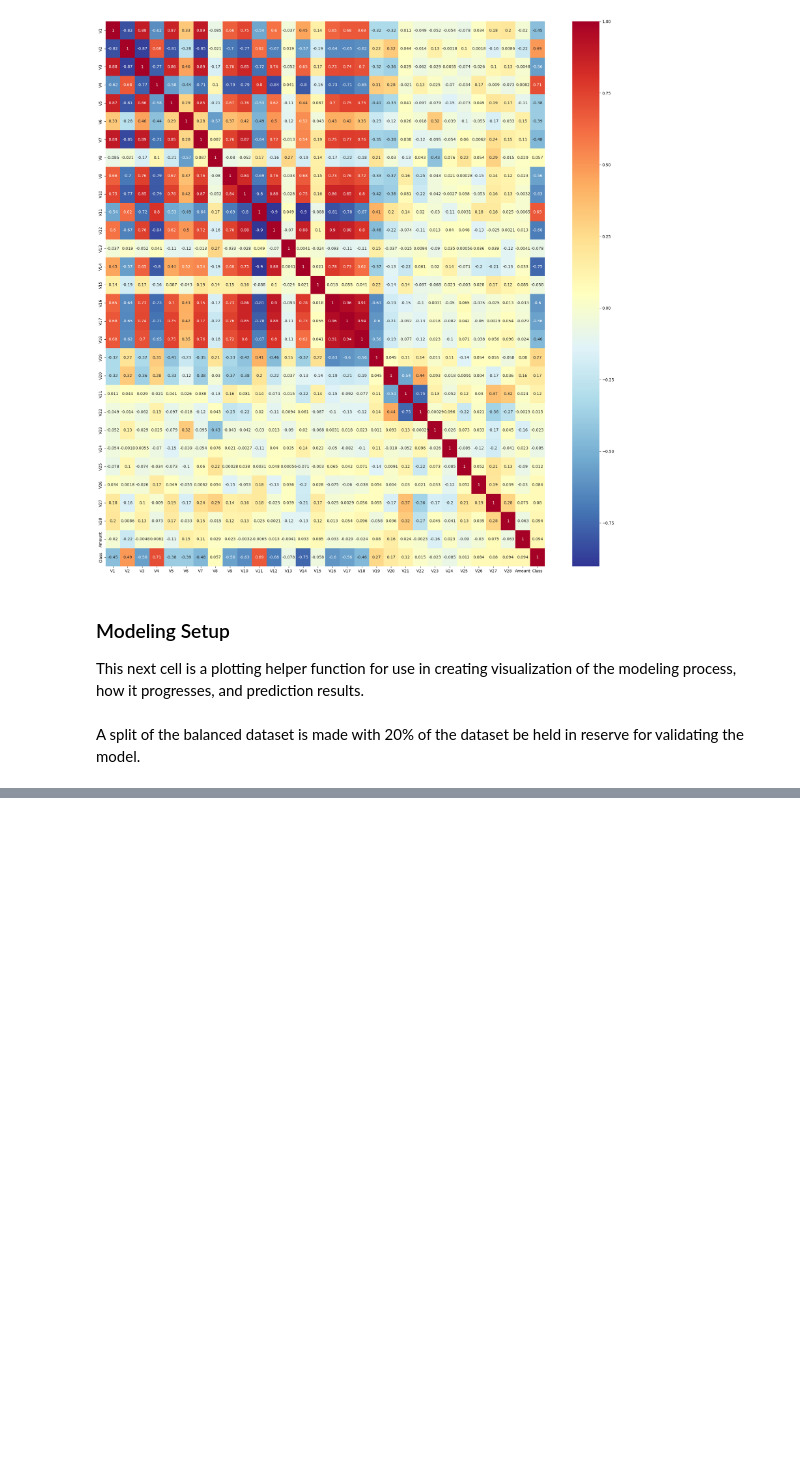
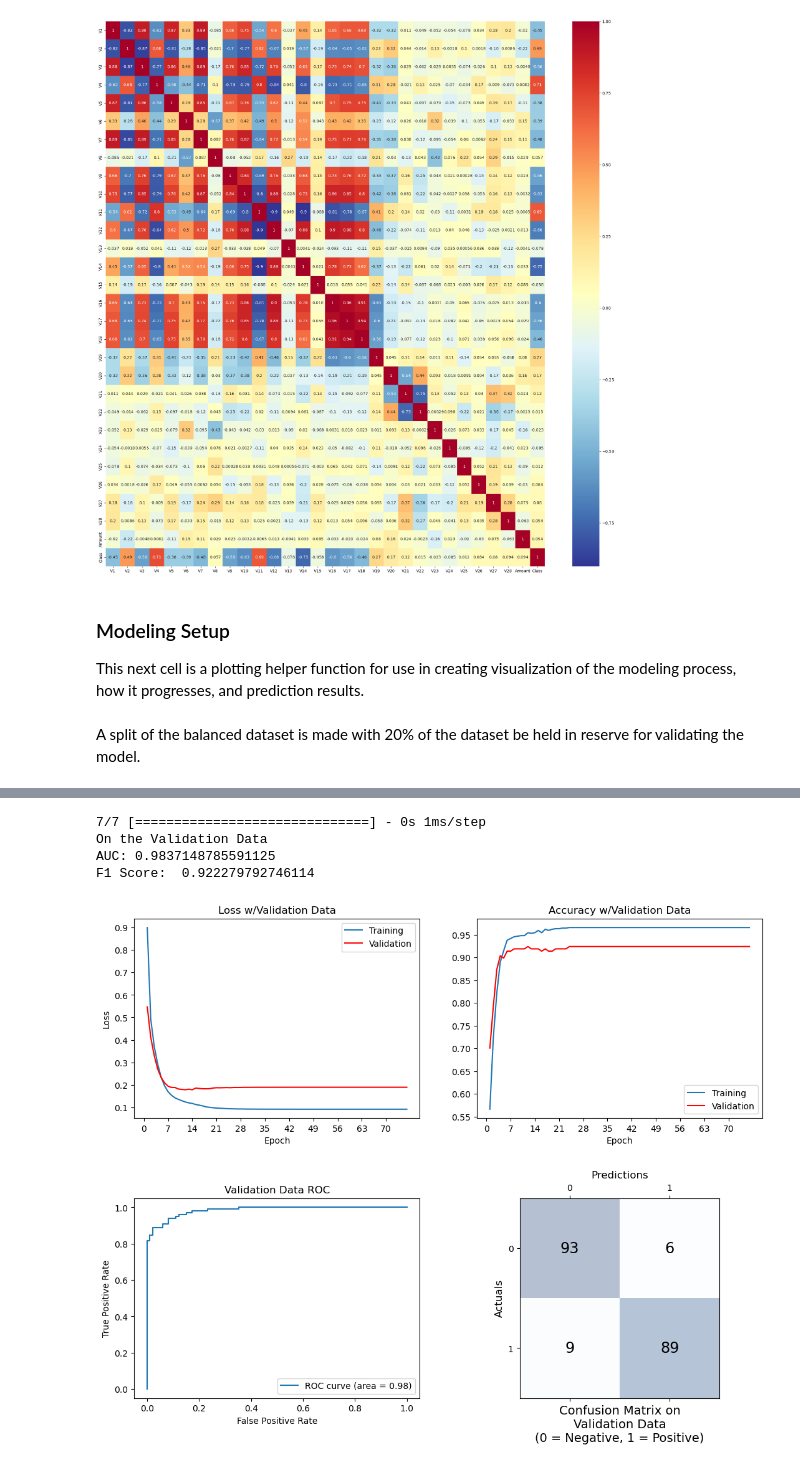
Before and after one commit to clayv/DTSA-5511_Final, a Jupyter notebook: CreditCardFraud.ipynb, the cells around one changed output, grey strips where cells are left out. Saved outputs shown, nothing was run; the diff lists cells and outputs as text; code cells hidden in the pictures; blank space fills up the shorter version.

```diff
--- a/CreditCardFraud.ipynb
+++ b/CreditCardFraud.ipynb
@@ -263,0 +302,32 @@ The first model will have a 3 layer encoder and a 4 layer decoder (including the
+# %%
+tf.keras.backend.clear_session()
+
+stackedEncoder = keras.models.Sequential()
+stackedEncoder.add(Dense(16, activation = ENCODER_ACTIVATION))
+stackedEncoder.add(Dense(4, activation = ENCODER_ACTIVATION))
+
+stackedDecoder = keras.models.Sequential()
+stackedDecoder.add(Dense(16, activation = ENCODER_ACTIVATION))
+stackedDecoder.add(Dense(numFeatures, activation = ENCODER_ACTIVATION))
+stackedDecoder.add(Dense(1, activation = "sigmoid"))
+
+model = keras.models.Sequential([stackedEncoder, stackedDecoder])
+model.compile(optimizer = keras.optimizers.Adam(learning_rate = 0.001),
+      loss = keras.losses.BinaryCrossentropy(from_logits = False),
+      metrics = METRICS
+)
+
+input_shape = (None, numFeatures)
+model.build(input_shape)
+
+histModel_2 = model.fit(X_train, y_train, epochs = 100, validation_data = [X_test, y_test],
+    callbacks = callbacks_list, verbose = False
+)
+
+plotResults(0, histModel_2.history, y_test, model.predict(X_test))
+# %% [output]
+7/7 [==============================] - 0s 1ms/step
+On the Validation Data
+AUC: 0.9837148785591125
+F1 Score:  0.922279792746114
+[figure, added]
```
Also changed, not shown: parts of 29 cells of this notebook.
